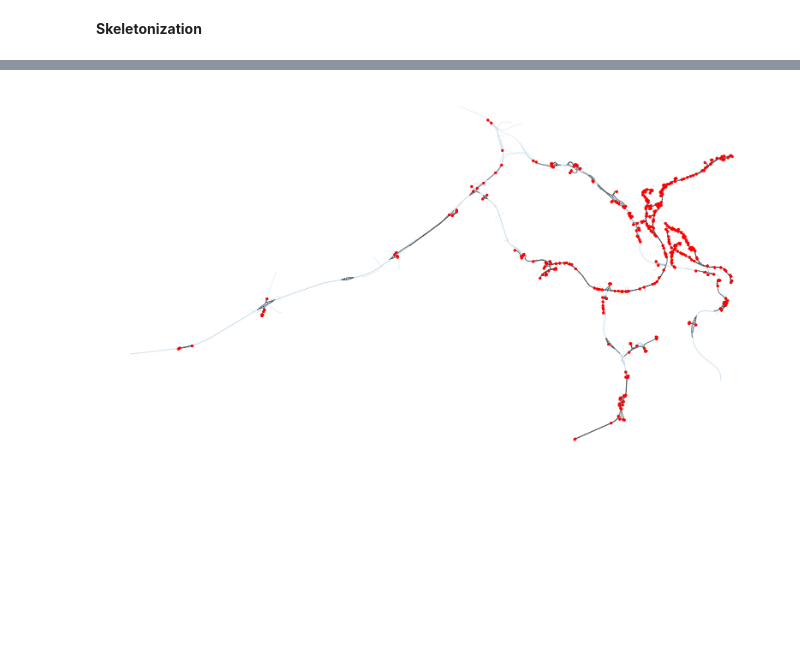
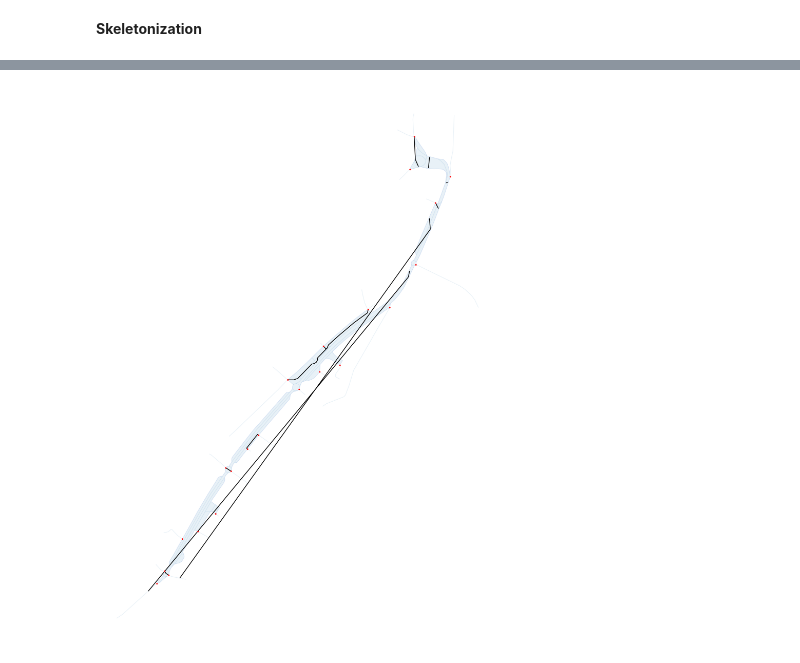
Before and after one commit to uscuni/simplification, a Jupyter notebook: notebooks/typology-multiples.ipynb, the cells around one changed output, grey strips where cells are left out. Cells and saved outputs as stored; diff of their text form; code cells hidden in the pictures; blank space fills up the shorter version.

```diff
--- a/notebooks/typology-multiples.ipynb
+++ b/notebooks/typology-multiples.ipynb
@@ -40,7 +40,7 @@ case = "Liège"
 # %% [markdown]
 Read road data
 # %%
-roads = utils.read_parquet_roads(case)
+roads = utils.read_original(case)
 # %% [markdown]
 Remove duplicated roads
 # %%
@@ -289,5 +236,5 @@ skel, _ = voronoi_skeleton( # this is the one we need
 # %%
-mycomp = 5
+mycomp = 145
 eps = 0.01 # epsilon for buffering
 
 # get the cluster polygon
@@ -299,9 +246,9 @@ edges_on_boundary = roads.intersection(cluster_geom.boundary.buffer(eps))
 edges_on_boundary = edges_on_boundary[
     ~edges_on_boundary.is_empty &
     edges_on_boundary.geom_type.str.contains("Line") &
-    edges_on_boundary.length > 0.01
+    edges_on_boundary.length > 0.5
 ]
-edges_outside = roads.iloc[edges_on_boundary.index].copy()
+edges_outside = edges_on_boundary.to_frame("geometry")
 # find road segments DELINEATING cluster polygon (to be partially merged, and kept)
 edges_within = roads.iloc[roads.sindex.query(cluster_geom, predicate = "contains")].copy()
 
@@ -353,5 +300,6 @@ ax.set_axis_off()
 skel, _ = voronoi_skeleton( # this is the one we need
     edges_outside.dissolve(by="comp").geometry,
     cluster_geom,
-#    snap_to = False
+    snap_to = False,
+#    buffer = 4
 )
@@ -367,29 +317,29 @@ skel_full, _ = voronoi_skeleton( # this is the superfluous one
 # %%
 ### plot to see if all is correct
 fig, ax = plt.subplots(1,1, figsize =(20,40))
 
 # plot the entire street network
 roads.iloc[roads.sindex.query(cluster_geom, predicate="intersects")].plot(ax=ax, alpha = .1)
 
 # plot the artifact cluster
 artifacts[artifacts.comp == mycomp].plot(ax=ax, alpha = .1, zorder = 0)
 
 # plot artifact boundary
-edges_outside.plot(ax=ax, color = "grey", zorder = 1)
+edges_outside.plot(ax=ax, color = "blue", zorder = 1, alpha = .1, lw = 0.5)
 
 #edges_within.plot(ax=ax, color = "grey", alpha = .1, zorder = 2)
 
 # plot nodes to keep
 nodes_boundary[nodes_boundary.to_keep].plot(
-    ax=ax, zorder = 3, markersize = 15, color = "red"
+    ax=ax, zorder = 3, markersize = 10, color = "red"
 )
 
 # plot skeletonization (=new edges WITHIN artifact cluster)
-gpd.GeoSeries(skel).plot(ax=ax, color = "black", lw = 1, linestyle = "dotted")
+gpd.GeoSeries(skel).plot(ax=ax, color = "black", lw = 2)
 
 # plot superfluous skeletonization (the above one is a subset of this)
-# gpd.GeoSeries(skel_full).plot(ax=ax, color = "grey", lw = 4, zorder = 0, alpha = .2)
+#gpd.GeoSeries(skel_full).plot(ax=ax, color = "black", lw = 2, zorder = 0)
 
 ax.set_axis_off()
 # %% [output]
-[figure, old version]
+[figure, new version]
```
Also changed, not shown: parts of 26 cells of this notebook.
